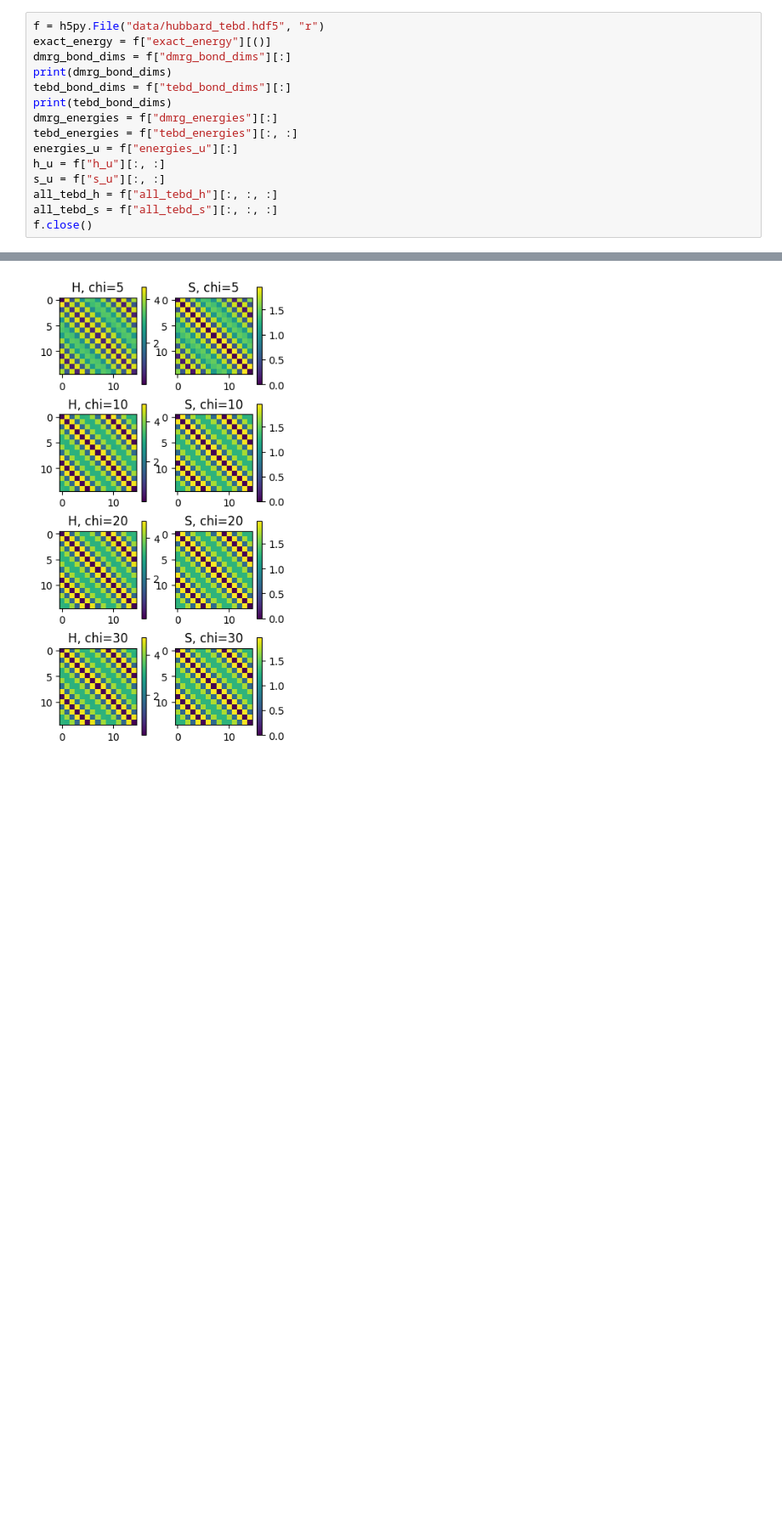
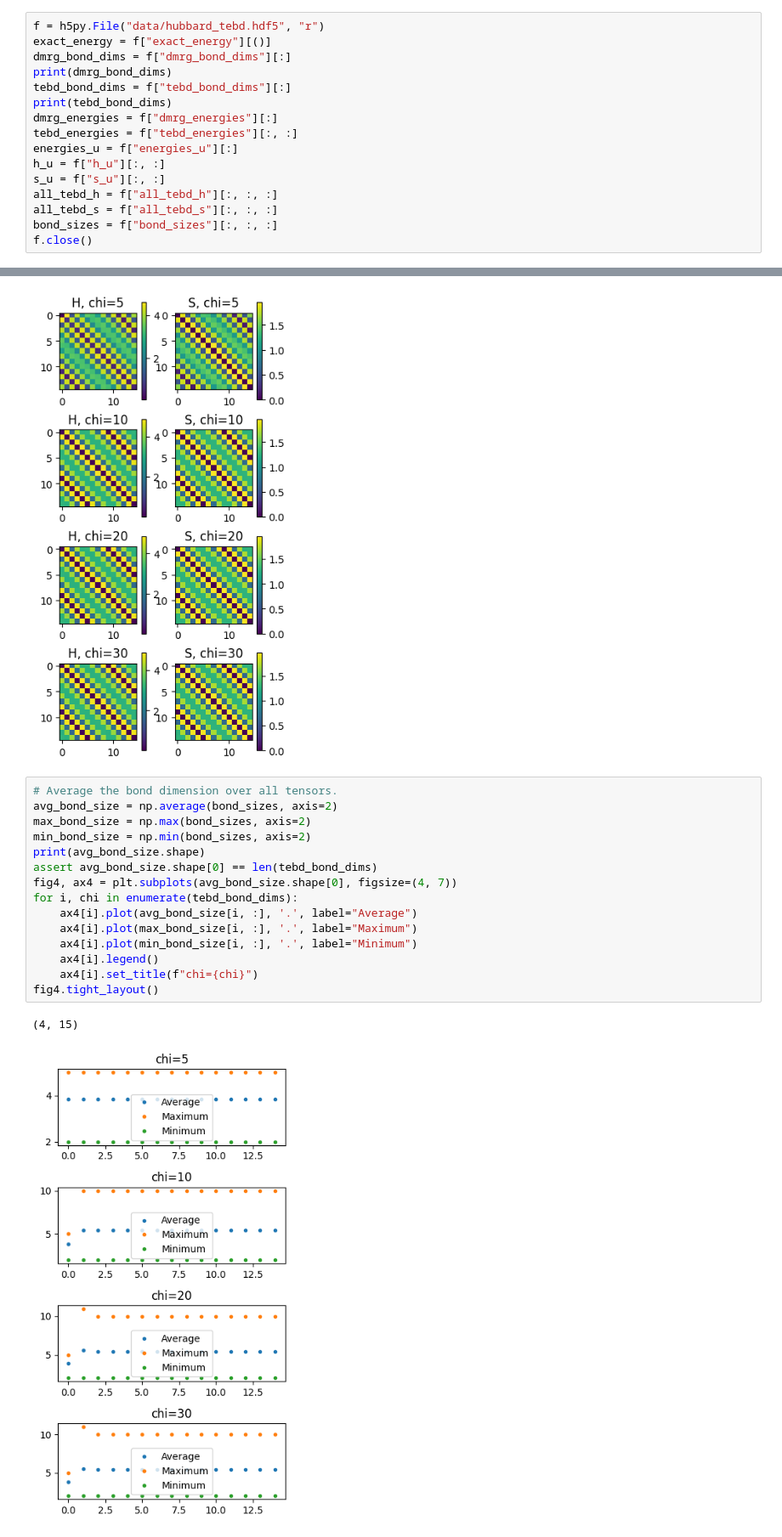
Before and after one commit to bdalfavero/RealTimeKrylov, a Jupyter notebook: hubbard_plot.ipynb, the cells around one changed output, grey strips where cells are left out. Shown at 85% size. Cells and saved outputs as stored; diff of their text form; blank space fills up the shorter version.

Commit message:
Got plots of bond dimensions for different states in the subspaces. TFIM and Hubbard both show states that get larger bond dims as the subspace grows/time advances. Hydrogen does not.

```diff
--- a/hubbard_plot.ipynb
+++ b/hubbard_plot.ipynb
@@ -16,6 +16,7 @@ h_u = f["h_u"][:, :]
 s_u = f["s_u"][:, :]
 all_tebd_h = f["all_tebd_h"][:, :, :]
 all_tebd_s = f["all_tebd_s"][:, :, :]
+bond_sizes = f["bond_sizes"][:, :, :]
 f.close()
 # %% [output]
 [ 5 10 20 30]
@@ -67,3 +68,21 @@ for i, chi_tebd in enumerate(tebd_bond_dims):
     fig3.colorbar(im2)
 # %% [output]
 [figure]
+# %%
+# Average the bond dimension over all tensors.
+avg_bond_size = np.average(bond_sizes, axis=2)
+max_bond_size = np.max(bond_sizes, axis=2)
+min_bond_size = np.min(bond_sizes, axis=2)
+print(avg_bond_size.shape)
+assert avg_bond_size.shape[0] == len(tebd_bond_dims)
+fig4, ax4 = plt.subplots(avg_bond_size.shape[0], figsize=(4, 7))
+for i, chi in enumerate(tebd_bond_dims):
+    ax4[i].plot(avg_bond_size[i, :], '.', label="Average")
+    ax4[i].plot(max_bond_size[i, :], '.', label="Maximum")
+    ax4[i].plot(min_bond_size[i, :], '.', label="Minimum")
+    ax4[i].legend()
+    ax4[i].set_title(f"chi={chi}")
+fig4.tight_layout()
+# %% [output]
+(4, 15)
+[figure, added]
```
Also changed, not shown: parts of 2 cells of this notebook, 4 other files.
